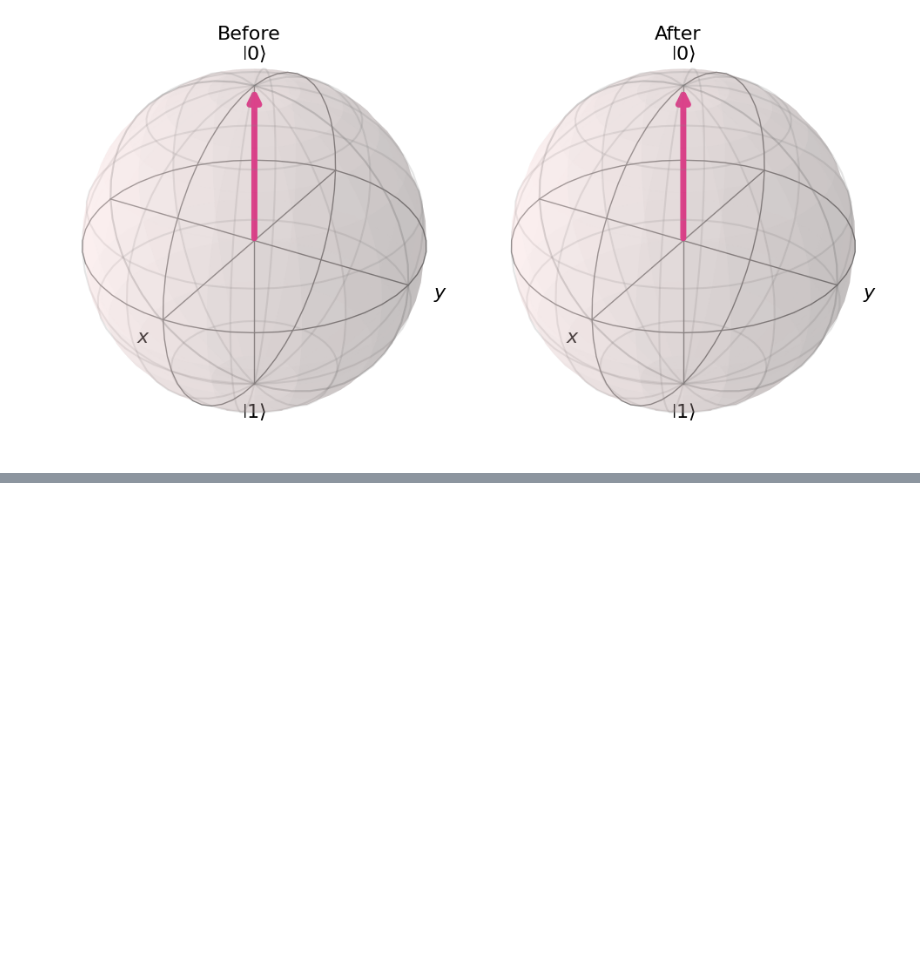
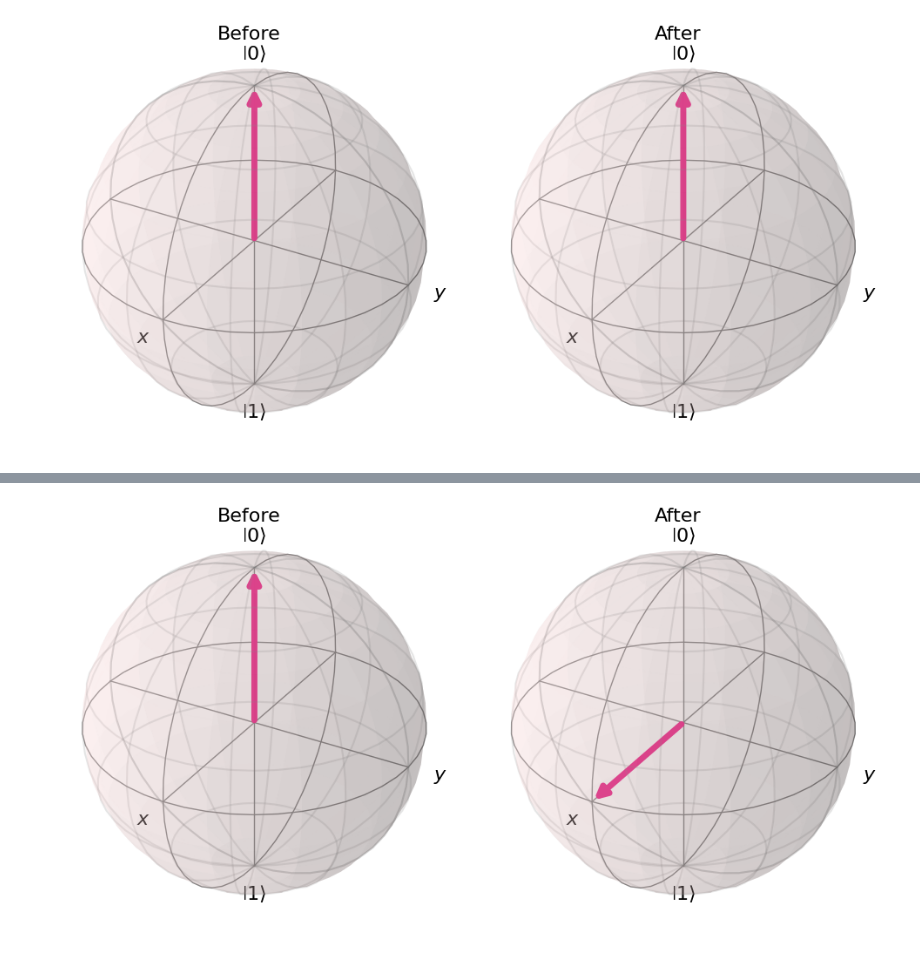
Before and after one commit to neutrogo/quantum-computing-ercan, a Jupyter notebook: notebooks/single_qubit_gates.ipynb, the cells around one changed output, grey strips where cells are left out. Saved outputs shown, nothing was run; the diff lists cells and outputs as text; code cells hidden in the pictures; blank space fills up the shorter version.

```diff
--- a/notebooks/single_qubit_gates.ipynb
+++ b/notebooks/single_qubit_gates.ipynb
@@ -299,0 +324,8 @@ $$
+# %%
+# Define vectors
+bloch_1 = [0, 0, 1]
+bloch_2 = [1, 0, 0]
+
+visualise_bloch_spheres(bloch_1, bloch_2)
+# %% [output]
+[figure, added]
```
Also changed, not shown: parts of 6 cells of this notebook, 3 other files.
